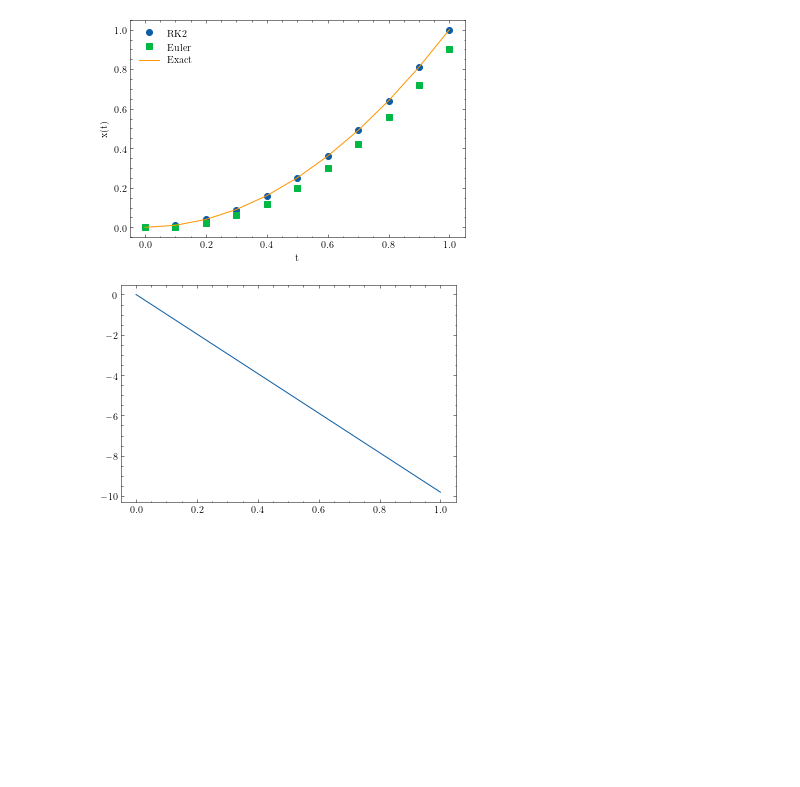
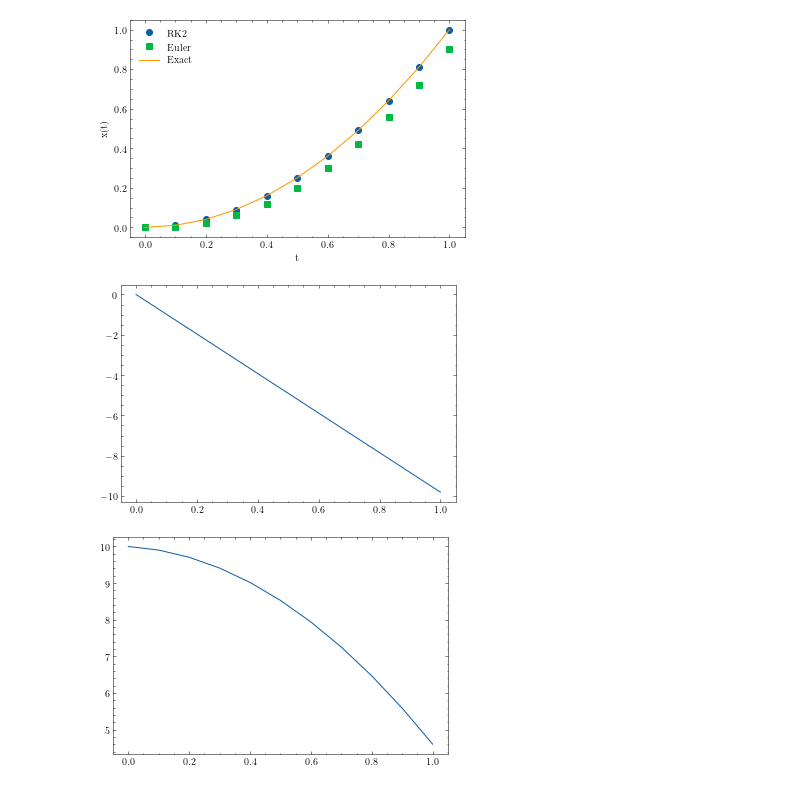
Before and after one commit to franklinzppa/fisica-computacional, a Jupyter notebook: week1.ipynb, the cells around one changed output. Saved outputs shown, nothing was run; the diff lists cells and outputs as text; code cells hidden in the pictures; blank space fills up the shorter version.

```diff
--- a/week1.ipynb
+++ b/week1.ipynb
@@ -515,36 +515,39 @@ plt.legend()
 plt.show()
 # %% [output]
 [figure]
-# %%
-# 2nd order solver with Euler
-
-def f_test(r, v, t):
-    g = 9.81
-    return -g + r*0 + t*0
-
-def solver_ode(f, r, v, t, dt):
-    N = len(t)
-    for i in range(N-1):
-        v[i+1] = v[i] + f(r[i], v[i], t[i])*dt
-        r[i+1] = r[i] + v[i + 1]*dt
-    return r, v
-
-dt = 0.1
-t = np.arange(0, 1.0 + dt, dt)
-N = len(t)
-
-r = np.zeros(N)
-v = np.zeros(N)
-
-r0 = 10.0
-v0 = 0.0
-r[0] = r0
-v[0] = v0
-
-r, v = solver_ode(f_test, r, v, t, dt)
-
-plt.plot(t, v)
-plt.show()
-# %% [output]
-[figure, removed]
+# %%
+# Packing Euler method to solve a 2nd order ODE
+
+dt = 0.1
+t = np.arange(0, 1.0 + dt, dt)
+N = len(t)
+
+r = np.zeros(N)
+v = np.zeros(N)
+r0 = 10.0
+v0 = 0.0
+r[0] = r0
+v[0] = v0
+
+def f_free_fall(v, r, t):
+    g = 9.81
+    return -g
+
+def euler_2nd_order(f, r, v, t, dt):
+    for i in range(len(t)-1):
+        v[i+1] = v[i] + f(r[i], v[i], t[i])*dt
+        r[i+1] = r[i] + v[i + 1]*dt
+    return r, v
+
+
+r_euler, v_euler = euler_2nd_order(f_free_fall, r, v, t, dt)
+
+plt.plot(t, v_euler)
+plt.show()
+
+plt.plot(t, r_euler)
+plt.show()
+# %% [output]
+[figure, added]
+[figure, added]
 # %%
```
Also changed, not shown: parts of 2 cells of this notebook.
